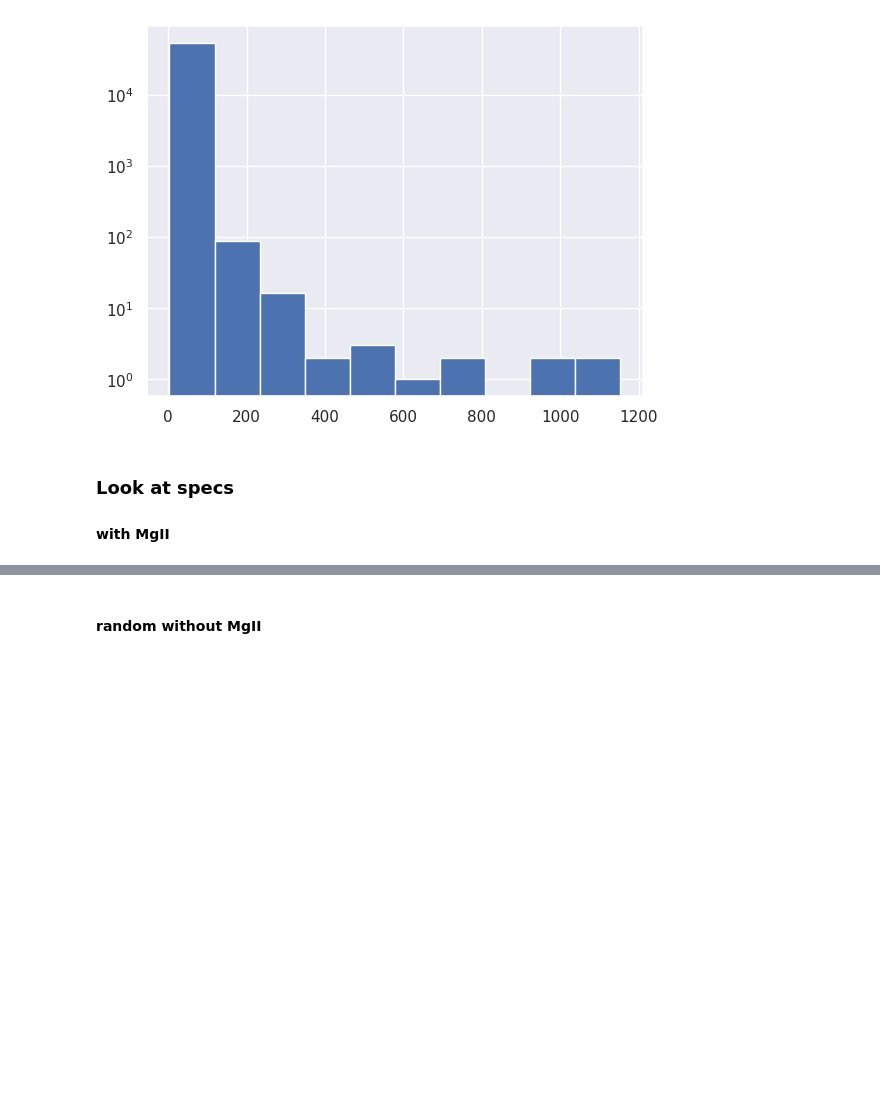
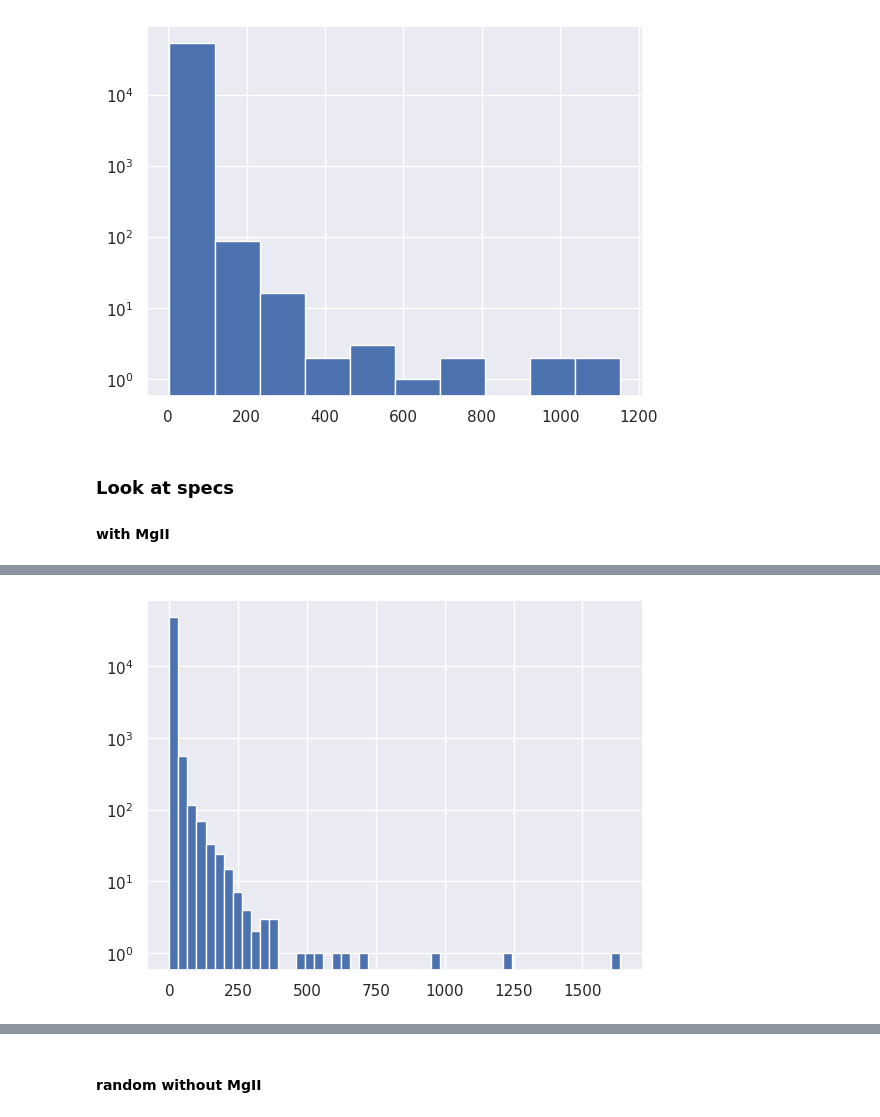
Before and after one commit to NicoGalvarino/simpaqs, a Jupyter notebook: get_SNR_bins.ipynb, the cells around one changed output, grey strips where cells are left out. Drawn from its saved outputs; the diff is of its cells as text; code cells hidden in the pictures; blank space fills up the shorter version.

```diff
--- a/get_SNR_bins.ipynb
+++ b/get_SNR_bins.ipynb
@@ -636,0 +514,5 @@ plt.yscale('log')
+# %%
+cat.SNR_blue_mean_mgii.hist(bins=50)
+plt.yscale('log')
+# %% [output]
+[figure, added]
```
Also changed, not shown: parts of 26 cells of this notebook, 2 other files.
